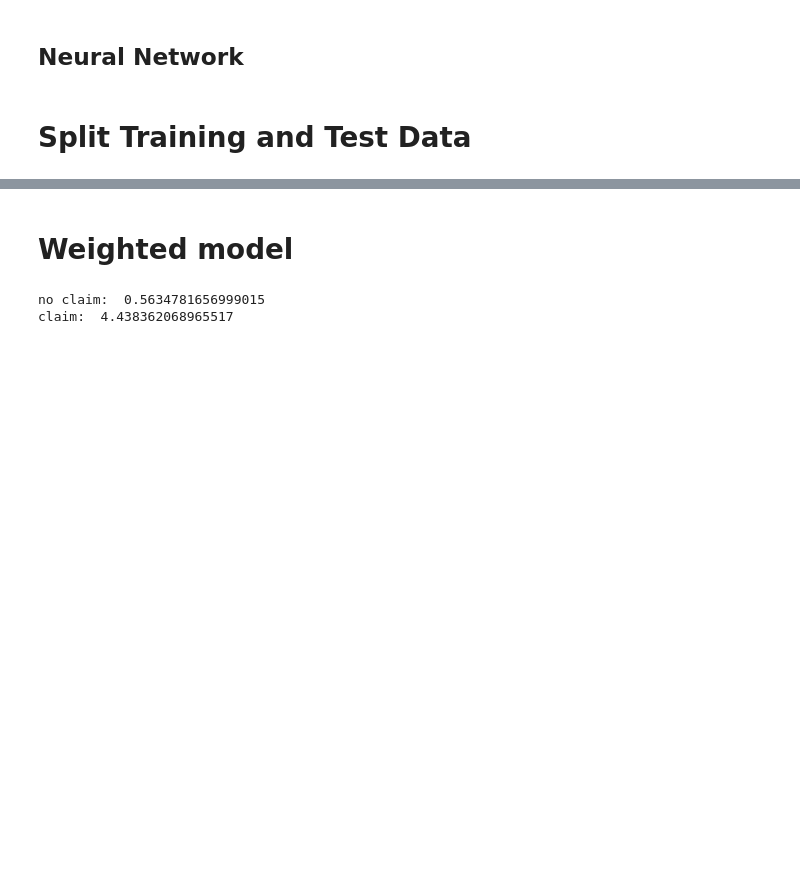
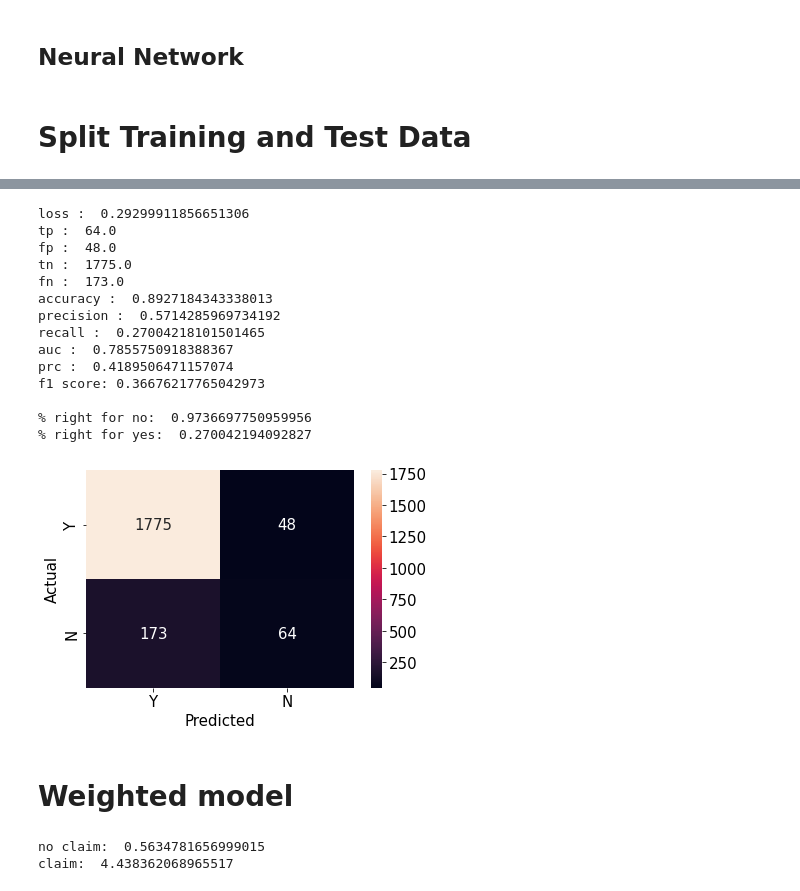
Before and after one commit to claredavies/MachineLearningCoursework, a Jupyter notebook: Assignment1/MLAssignment1KerrasUnbalancedData.ipynb, the cells around one changed output, grey strips where cells are left out. Cells and saved outputs as stored; diff of their text form; code cells hidden in the pictures; blank space fills up the shorter version.

Commit message:
Have plain model for comparison

```diff
--- a/Assignment1/MLAssignment1KerrasUnbalancedData.ipynb
+++ b/Assignment1/MLAssignment1KerrasUnbalancedData.ipynb
@@ -239,0 +257,14 @@ Standard deviation: 0.9999999999999998
+# %%
+plain_model = build_model(X_train, learning_rate_intial)
+
+# Set callback functions to early stop training and save the best model so far
+callbacks = [EarlyStopping(monitor="prc", patience=20),
+ModelCheckpoint(filepath="best_model.h5", monitor="prc", save_best_only=True)]
+history_weighted = plain_model.fit(
+    X_train,
+    y_train,
+    batch_size=BATCH_SIZE,
+    epochs=100,
+    validation_data=(X_test, y_test),
+    callbacks=callbacks,
+    shuffle=True)
@@ -240,3 +289,24 @@ Standard deviation: 0.9999999999999998
+# %%
+evaluation_results = plain_model.evaluate(X_test, y_test, batch_size=BATCH_SIZE, verbose=0)
+y_pred = plain_model.predict(X_test, batch_size=BATCH_SIZE)
+print_metrics(plain_model, evaluation_results, y_pred)
+plot_cm(y_test, y_pred)
+# %% [output]
+loss :  0.29299911856651306
+tp :  64.0
+fp :  48.0
+tn :  1775.0
+fn :  173.0
+accuracy :  0.8927184343338013
+precision :  0.5714285969734192
+recall :  0.27004218101501465
+auc :  0.7855750918388367
+prc :  0.4189506471157074
+f1 score: 0.36676217765042973
+
+% right for no:  0.9736697750959956
+% right for yes:  0.270042194092827
+[figure, added]
 # %% [markdown]
 # Weighted model
 # %%
```
Also changed, not shown: parts of 14 cells of this notebook.
